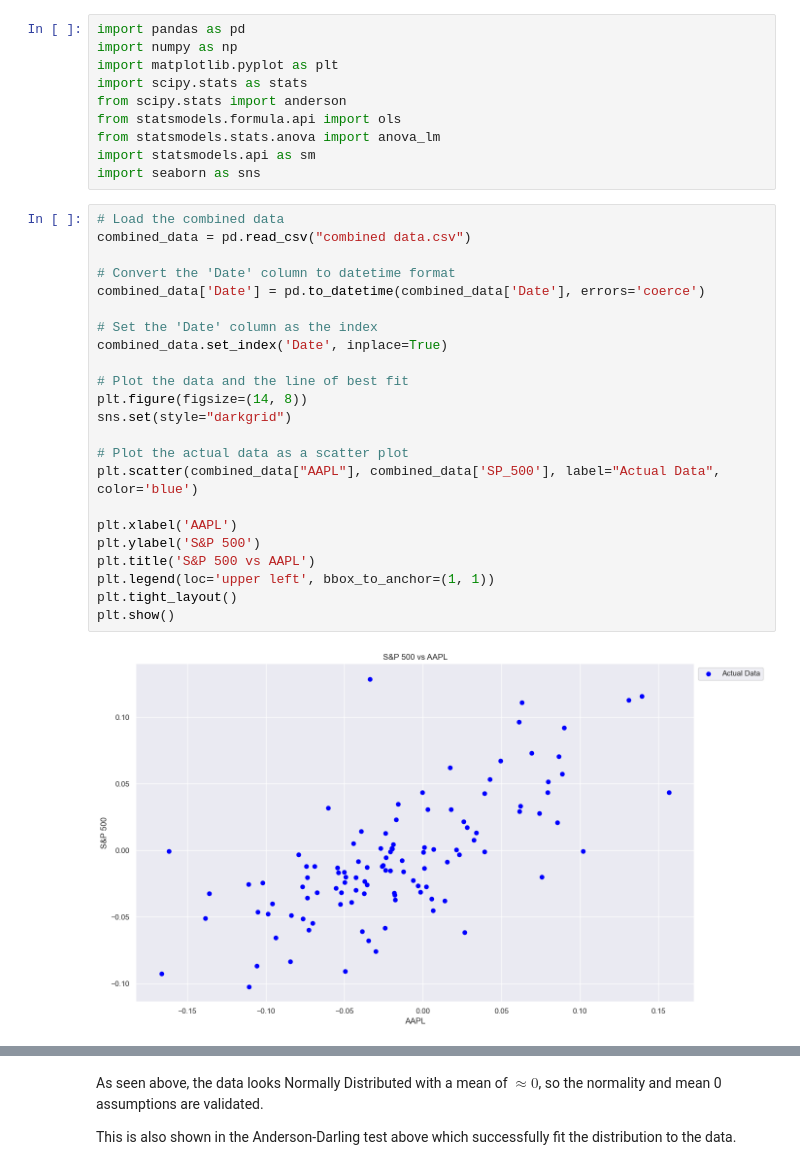
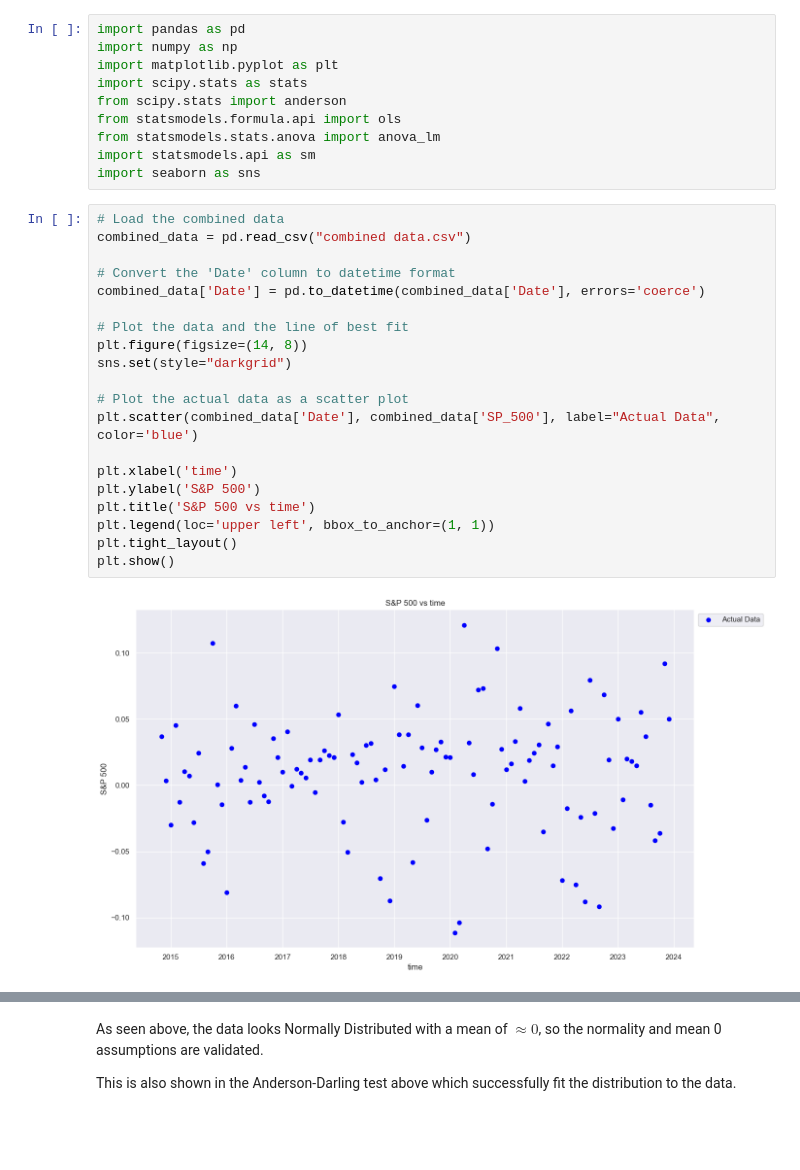
Before and after one commit to DaBelenlearner/Regression_Project, a Jupyter notebook: SLR.ipynb, the cells around one changed output, grey strips where cells are left out. Drawn from its saved outputs; the diff is of its cells as text; blank space fills up the shorter version.

```diff
--- a/SLR.ipynb
+++ b/SLR.ipynb
@@ -11,26 +11,23 @@ import seaborn as sns
 # %%
 # Load the combined data
 combined_data = pd.read_csv("combined data.csv")
 
 # Convert the 'Date' column to datetime format
 combined_data['Date'] = pd.to_datetime(combined_data['Date'], errors='coerce')
 
-# Set the 'Date' column as the index
-combined_data.set_index('Date', inplace=True)
-
 # Plot the data and the line of best fit
 plt.figure(figsize=(14, 8))
 sns.set(style="darkgrid")
 
 # Plot the actual data as a scatter plot
-plt.scatter(combined_data["AAPL"], combined_data['SP_500'], label="Actual Data", color='blue')
+plt.scatter(combined_data['Date'], combined_data['SP_500'], label="Actual Data", color='blue')
 
-plt.xlabel('AAPL')
+plt.xlabel('time')
 plt.ylabel('S&P 500')
-plt.title('S&P 500 vs AAPL')
+plt.title('S&P 500 vs time')
 plt.legend(loc='upper left', bbox_to_anchor=(1, 1))
 plt.tight_layout()
 plt.show()
 # %% [output]
-[figure, old version]
+[figure, new version]
 # %%
```
Also changed, not shown: parts of 7 cells of this notebook, 4 other files.
